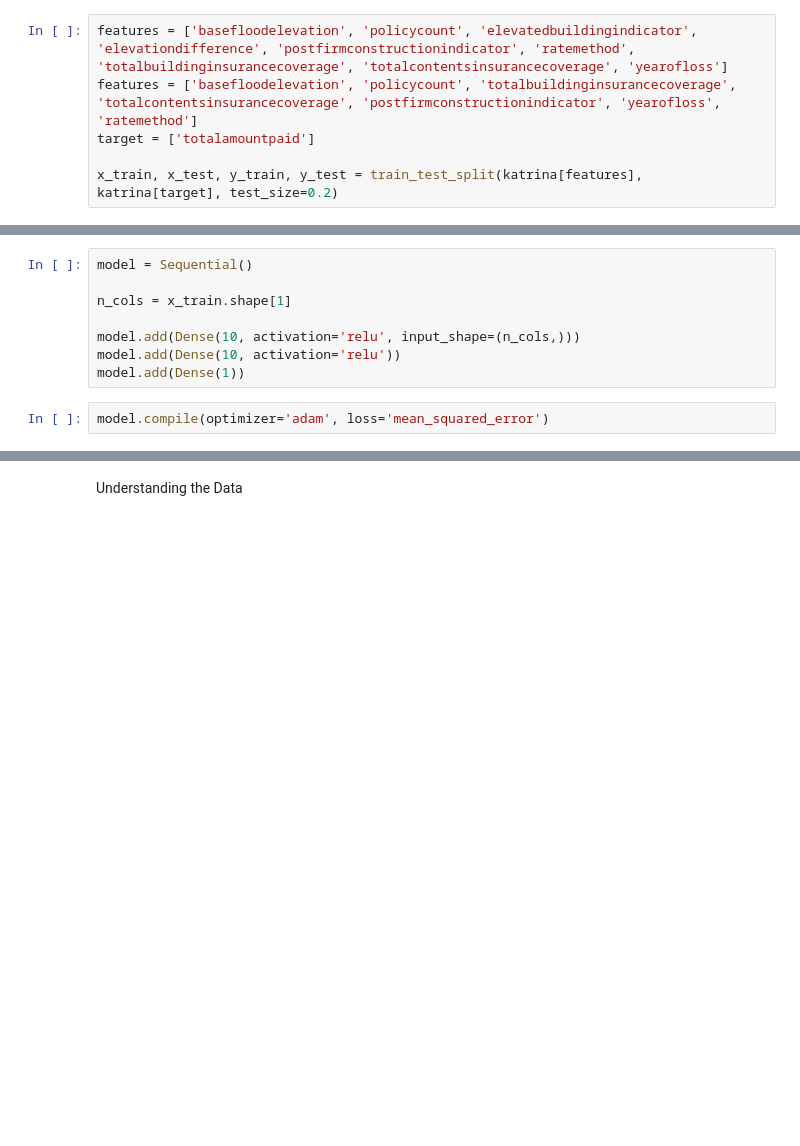
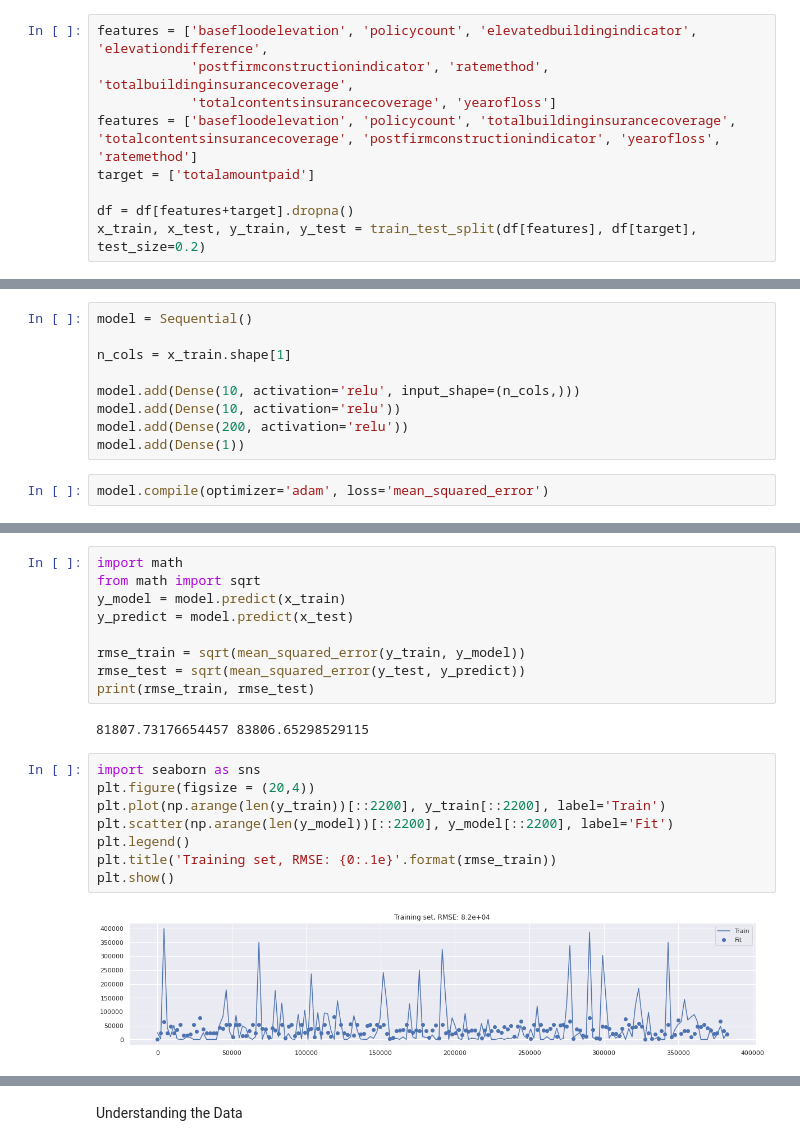
Before and after one commit to joyceee916/ATMS597-Project-6-Group-C, a Jupyter notebook: Project6_Joyce_Katrina.ipynb, the cells around one changed output, grey strips where cells are left out. Cells and saved outputs as stored; diff of their text form; blank space fills up the shorter version.

```diff
--- a/Project6_Joyce_Katrina.ipynb
+++ b/Project6_Joyce_Katrina.ipynb
@@ -81,9 +72,12 @@ katrina = df[(df['dateofloss'] > '2005-08-22') & (df['dateofloss'] < '2005-09-01
 # %%
-features = ['basefloodelevation', 'policycount', 'elevatedbuildingindicator', 'elevationdifference', 'postfirmconstructionindicator', 'ratemethod', 'totalbuildinginsurancecoverage', 'totalcontentsinsurancecoverage', 'yearofloss']
+features = ['basefloodelevation', 'policycount', 'elevatedbuildingindicator', 'elevationdifference',
+            'postfirmconstructionindicator', 'ratemethod', 'totalbuildinginsurancecoverage',
+            'totalcontentsinsurancecoverage', 'yearofloss']
 features = ['basefloodelevation', 'policycount', 'totalbuildinginsurancecoverage', 'totalcontentsinsurancecoverage', 'postfirmconstructionindicator', 'yearofloss', 'ratemethod']
 target = ['totalamountpaid']
 
-x_train, x_test, y_train, y_test = train_test_split(katrina[features], katrina[target], test_size=0.2)
+df = df[features+target].dropna()
+x_train, x_test, y_train, y_test = train_test_split(df[features], df[target], test_size=0.2)
 # %%
 print(x_train.shape)
 print(y_train.shape)
@@ -101,6 +95,7 @@ n_cols = x_train.shape[1]
 
 model.add(Dense(10, activation='relu', input_shape=(n_cols,)))
 model.add(Dense(10, activation='relu'))
+model.add(Dense(200, activation='relu'))
 model.add(Dense(1))
 # %%
 model.compile(optimizer='adam', loss='mean_squared_error')
@@ -119 +122,22 @@ Epoch 3/10
 <keras.callbacks.callbacks.History at 0x...>
+# %%
+import math
+from math import sqrt
+y_model = model.predict(x_train)
+y_predict = model.predict(x_test)
+
+rmse_train = sqrt(mean_squared_error(y_train, y_model))
+rmse_test = sqrt(mean_squared_error(y_test, y_predict))
+print(rmse_train, rmse_test)
+# %% [output]
+81807.73176654457 83806.65298529115
+# %%
+import seaborn as sns
+plt.figure(figsize = (20,4))
+plt.plot(np.arange(len(y_train))[::2200], y_train[::2200], label='Train')
+plt.scatter(np.arange(len(y_model))[::2200], y_model[::2200], label='Fit')
+plt.legend()
+plt.title('Training set, RMSE: {0:.1e}'.format(rmse_train))
+plt.show()
+# %% [output]
+[figure, added]
```
Also changed, not shown: parts of 8 cells of this notebook.
